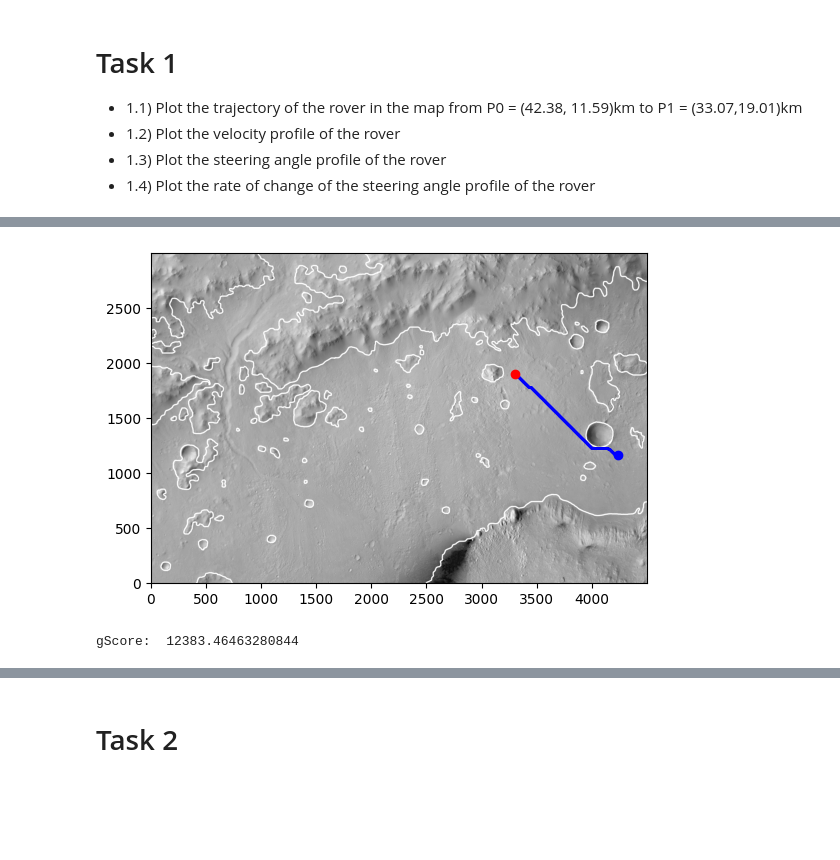
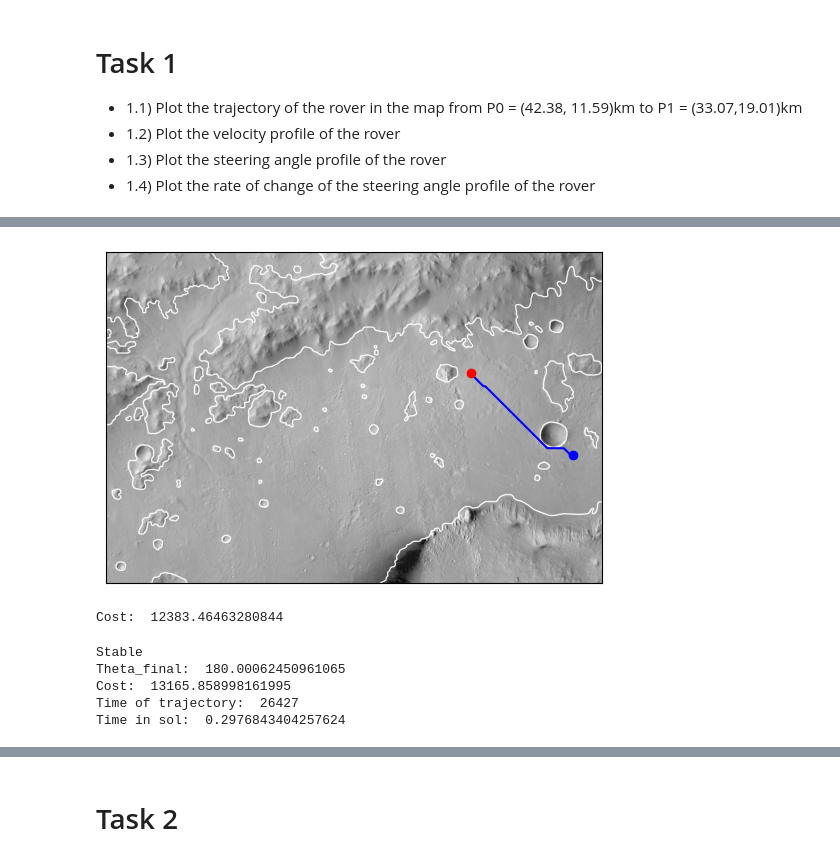
Before and after one commit to Meoli96/Robotic-pathfinding, a Jupyter notebook: main.ipynb, the cells around one changed output, grey strips where cells are left out. Saved outputs shown, nothing was run; the diff lists cells and outputs as text; code cells hidden in the pictures; blank space fills up the shorter version.

```diff
--- a/main.ipynb
+++ b/main.ipynb
@@ -82,17 +78,44 @@ print(cost)
 # %%
 ## Plot TASK 1
 # Plot path
-path_coords = [(node[0], node[1]) for node in path]
-for coord in path_coords:
-    plt.plot(coord[0]/10, coord[1]/10, 'b.',  markersize=1)
+np_path = np.array(path)
+plt.plot(np_path[:,0]/10, np_path[:,1]/10, 'b')
 
 plt.imshow(np.flipud(mars_grid.map), cmap='gray')
 plt.gca().invert_yaxis()
+# Set the x and y ticks
+plt.xticks([])
+plt.yticks([])
 
 plt.plot(P0[0]/10, P0[1]/10, 'bo')
 plt.plot(P1[0]/10, P1[1]/10, 'ro')
 plt.show()
-print("gScore: ", gScore)
+print("Cost: ", gScore)
 # %% [output]
-[figure, old version]
+[figure, new version]
-gScore:  12383.46463280844
+Cost:  12383.46463280844
+# %%
+marsRover = Rover(maxVel, LAxis)
+
+np_P0 = np.array([P0[0],P0[1], np.deg2rad(90)])
+np_P1 = np.array([P1[0],P1[1], np.deg2rad(180)])
+
+q, qd, t  = control_pose(marsRover, np_P0, np_P1, 1,
+                         k_rho=0.04, k_alpha=0.09, k_beta=-0.11)
+
+
+cost_traj = cost_array(q[:,0:2])
+
+# plot steering angle
+theta_plot =  list_np_angle(q[:,2])
+theta_dot_plot = np.unwrap(qd[:,2])
+print("Theta_final: ",theta_plot[-1])
+print("Cost: ", cost_traj)
+print("Time of trajectory: ", t)
+print("Time in sol: ", t/sol_in_secs)
+# %% [output]
+Stable
+Theta_final:  180.00062450961065
+Cost:  13165.858998161995
+Time of trajectory:  26427
+Time in sol:  0.2976843404257624
```
Also changed, not shown: parts of 9 cells of this notebook, 4 other files.
